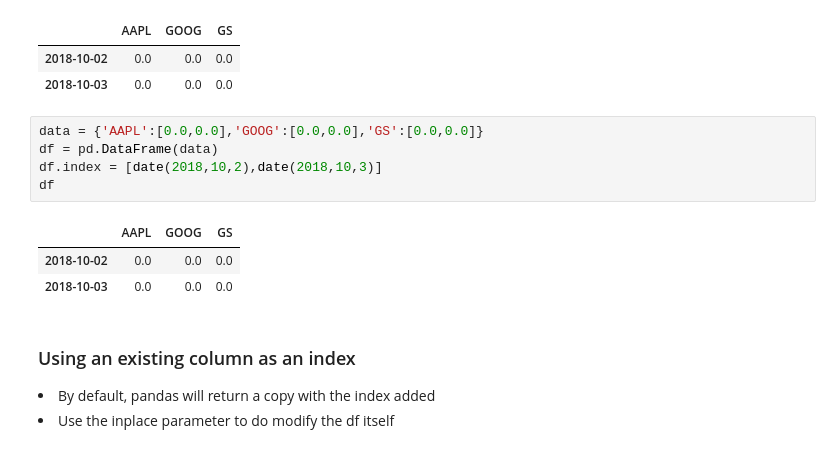
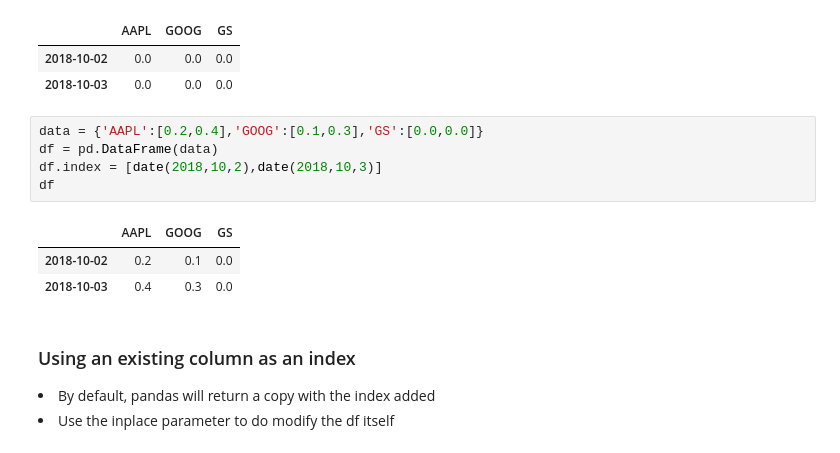
Before and after one commit to stargrep/2020-fall-bootcamp, a Jupyter notebook: w3-pandas/pandas_clean.ipynb, the cells around one changed output. Cells and saved outputs as stored; diff of their text form.

```diff
--- a/w3-pandas/pandas_clean.ipynb
+++ b/w3-pandas/pandas_clean.ipynb
@@ -422,14 +476,14 @@ df
 | 2018-10-02 | 0.0 | 0.0 | 0.0 |
 | 2018-10-03 | 0.0 | 0.0 | 0.0 |
 # %%
-data = {'AAPL':[0.0,0.0],'GOOG':[0.0,0.0],'GS':[0.0,0.0]}
+data = {'AAPL':[0.2,0.4],'GOOG':[0.1,0.3],'GS':[0.0,0.0]}
 df = pd.DataFrame(data)
 df.index = [date(2018,10,2),date(2018,10,3)]
 df
 # %% [output]
 |  | AAPL | GOOG | GS |
-| 2018-10-02 | 0.0 | 0.0 | 0.0 |
-| 2018-10-03 | 0.0 | 0.0 | 0.0 |
+| 2018-10-02 | 0.2 | 0.1 | 0.0 |
+| 2018-10-03 | 0.4 | 0.3 | 0.0 |
 # %% [markdown]
 <h3>Using an existing column as an index</h3>
 <li>By default, pandas will return a copy with the index added
```
Also changed, not shown: parts of 13 cells of this notebook, 5 other files.
